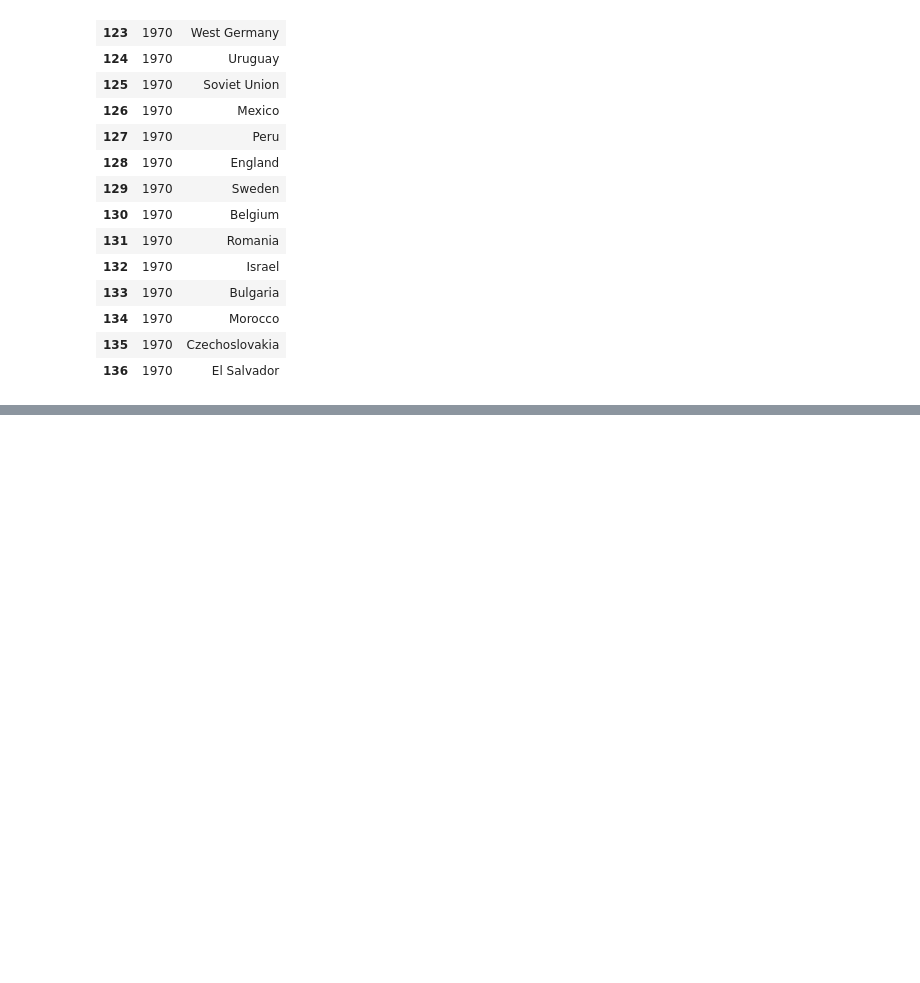
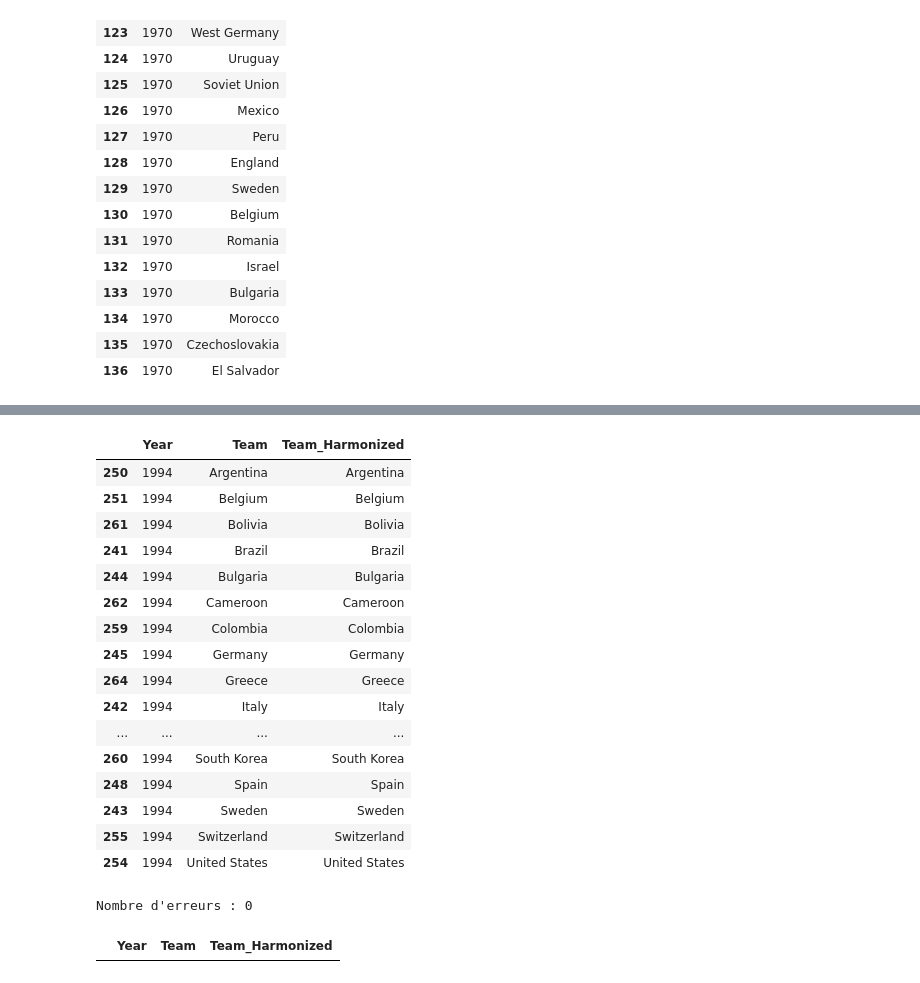
Before and after one commit to Chrilap95/Projet-fil-rouge, a Jupyter notebook: notebooks/02_nettoyage_preparation.ipynb, the cells around one changed output, grey strips where cells are left out. Drawn from its saved outputs; the diff is of its cells as text; code cells hidden in the pictures; blank space fills up the shorter version.

```diff
--- a/notebooks/02_nettoyage_preparation.ipynb
+++ b/notebooks/02_nettoyage_preparation.ipynb
@@ -171,0 +332,32 @@ df_fifa[df_fifa["Year"] == 1970][["Year", "Team"]]
+# %%
+df_fifa[
+    df_fifa["Year"] == 1994
+][["Year", "Team", "Team_Harmonized"]].sort_values("Team")
+# %% [output]
+|  | Year | Team | Team_Harmonized |
+| 250 | 1994 | Argentina | Argentina |
+| 251 | 1994 | Belgium | Belgium |
+| 261 | 1994 | Bolivia | Bolivia |
+| 241 | 1994 | Brazil | Brazil |
+| 244 | 1994 | Bulgaria | Bulgaria |
+| 262 | 1994 | Cameroon | Cameroon |
+| 259 | 1994 | Colombia | Colombia |
+| 245 | 1994 | Germany | Germany |
+| 264 | 1994 | Greece | Greece |
+| 242 | 1994 | Italy | Italy |
+| ... | ... | ... | ... |
+| 260 | 1994 | South Korea | South Korea |
+| 248 | 1994 | Spain | Spain |
+| 243 | 1994 | Sweden | Sweden |
+| 255 | 1994 | Switzerland | Switzerland |
+| 254 | 1994 | United States | United States |
+# %%
+noms_attendus = df_fifa["Team"].replace(correspondances)
+erreurs = df_fifa[
+    noms_attendus != df_fifa["Team_Harmonized"]
+][["Year", "Team", "Team_Harmonized"]]
+print("Nombre d'erreurs :", len(erreurs))
+display(erreurs)
+# %% [output]
+Nombre d'erreurs : 0
+|  | Year | Team | Team_Harmonized |
```
Also changed, not shown: parts of 6 cells of this notebook.
